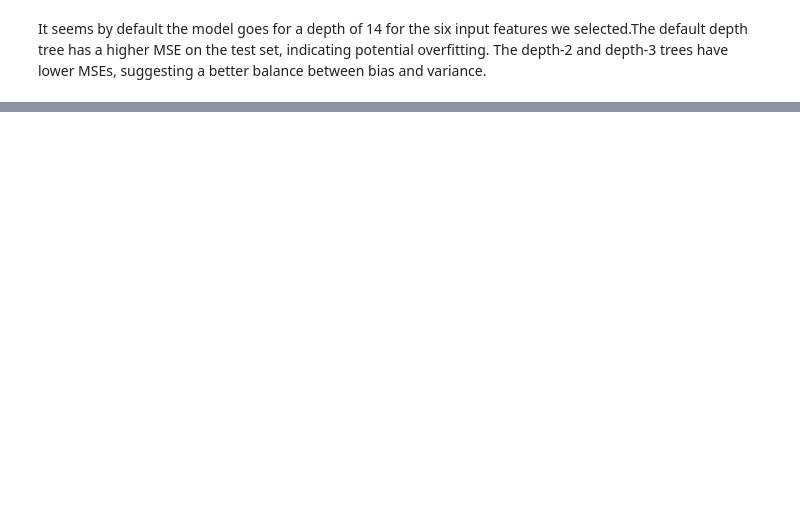
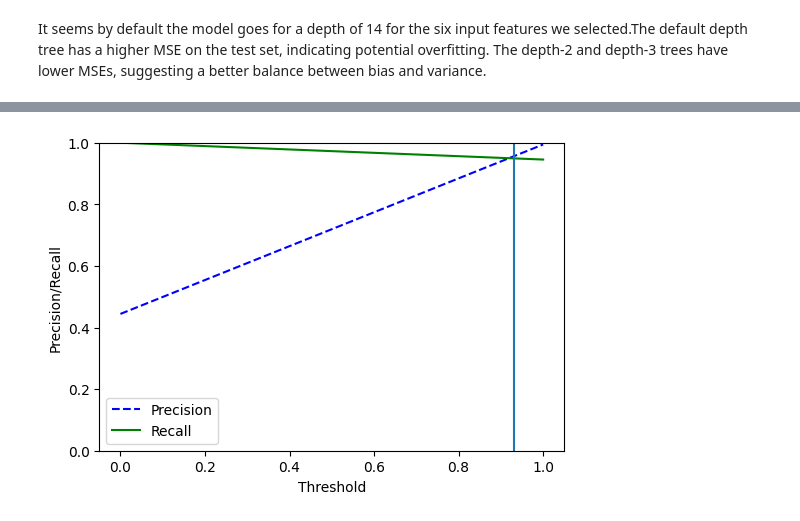
Before and after one commit to hoethan231/courses, a Jupyter notebook: CMPE_188/homework/homework4.ipynb, the cells around one changed output, grey strips where cells are left out. Cells and saved outputs as stored; diff of their text form; code cells hidden in the pictures; blank space fills up the shorter version.

```diff
--- a/CMPE_188/homework/homework4.ipynb
+++ b/CMPE_188/homework/homework4.ipynb
@@ -154,0 +198,27 @@ It seems by default the model goes for a depth of 14 for the six input features
+# %%
+X = banknoteData.drop(["Class"], axis=1)
+Y = banknoteData.drop(["Variance", "Skewness", "Curtosis", "Entropy"], axis=1)
+
+scaler = StandardScaler().fit(X)
+X = scaler.transform(X)
+
+x_train, x_test, y_train, y_test = train_test_split(X, Y, test_size=0.3, random_state=42)
+# %%
+billClassifier = DecisionTreeClassifier()
+billClassifier.fit(x_train, y_train)
+
+prediction = billClassifier.predict(x_test)
+precisions, recalls, thresholds = precision_recall_curve(y_test, prediction)
+
+def plot_precision_recall_vs_threshold(precisions, recalls, thresholds):
+    plt.plot(thresholds, precisions[:-1], "b--", label="Precision")
+    plt.plot(thresholds, recalls[:-1], "g-", label="Recall")
+    plt.xlabel("Threshold")
+    plt.legend(loc="lower left")
+    plt.ylim([0, 1])
+    plt.ylabel("Precision/Recall")
+plot_precision_recall_vs_threshold(precisions, recalls, thresholds)
+plt.axvline(x=0.93, label="Intersection")
+plt.show()
+# %% [output]
+[figure, added]
```
Also changed, not shown: parts of 10 cells of this notebook, 1 other file.
